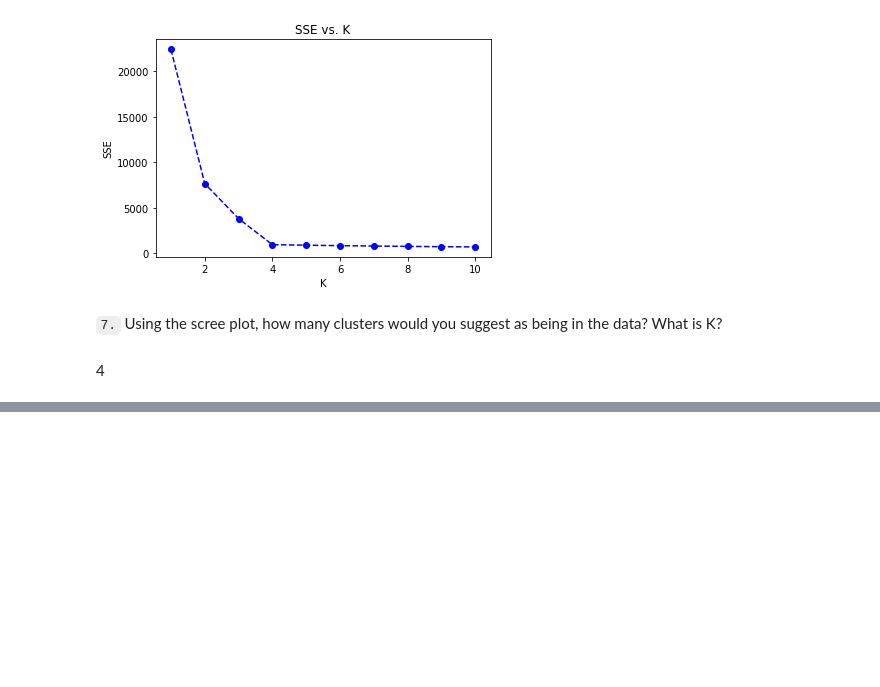
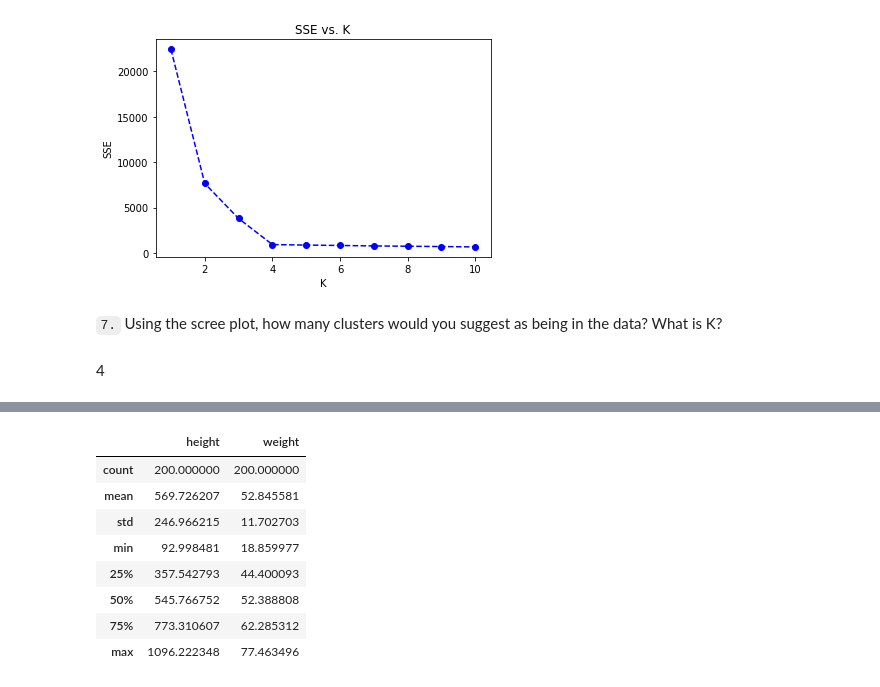
Before and after one commit to sclkan/ML-Study-Notes, a Jupyter notebook: unsupervised_learning_notes.ipynb, the cells around one changed output, grey strips where cells are left out. Cells and saved outputs as stored; diff of their text form; code cells hidden in the pictures; blank space fills up the shorter version.

```diff
--- a/unsupervised_learning_notes.ipynb
+++ b/unsupervised_learning_notes.ipynb
@@ -166,0 +205,12 @@ plt.title('SSE vs. K');
+# %%
+df.describe()
+# %% [output]
+|  | height | weight |
+| count | 200.000000 | 200.000000 |
+| mean | 569.726207 | 52.845581 |
+| std | 246.966215 | 11.702703 |
+| min | 92.998481 | 18.859977 |
+| 25% | 357.542793 | 44.400093 |
+| 50% | 545.766752 | 52.388808 |
+| 75% | 773.310607 | 62.285312 |
+| max | 1096.222348 | 77.463496 |
```
Also changed, not shown: parts of 12 cells of this notebook.
